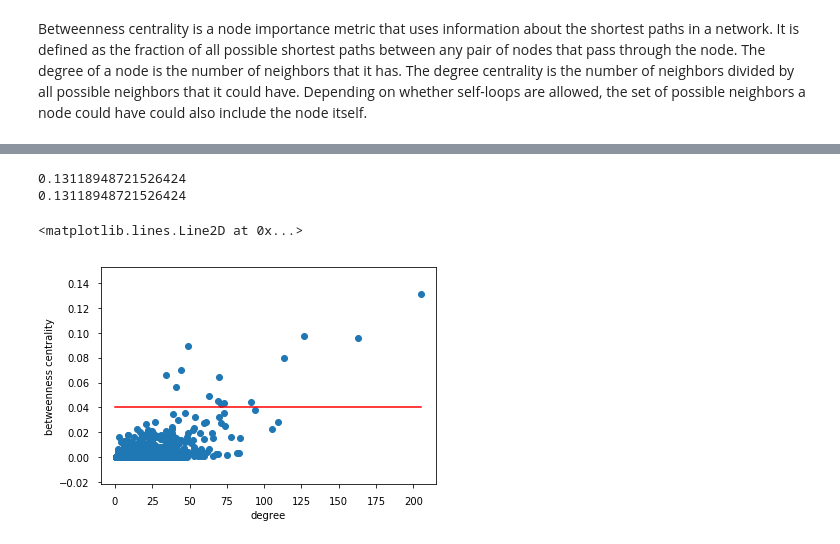
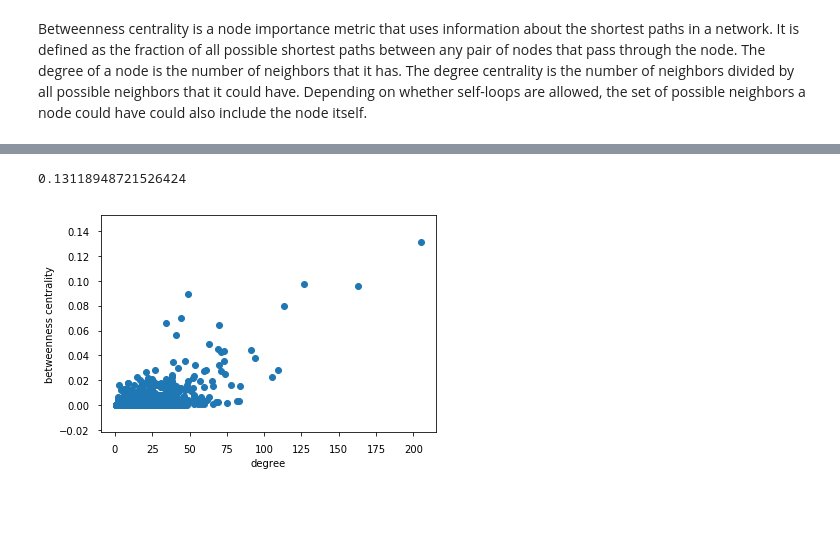
Before and after one commit to mariusgiger/network-analysis-pgp, a Jupyter notebook: PGP - Communities.ipynb, the cells around one changed output, grey strips where cells are left out. Drawn from its saved outputs; the diff is of its cells as text; code cells hidden in the pictures; blank space fills up the shorter version.

Commit message:
centrality analysis

```diff
--- a/PGP - Communities.ipynb
+++ b/PGP - Communities.ipynb
@@ -114,24 +111,22 @@ degree_centrality = nx.degree_centrality(G)
 # %%
-centralities = {} #node, degree, clustering coefficient
+centralities = {} #node, degree, betweenness centrality
 for deg in G.degree():
     bet_cen = betweenness_centrality[deg[0]]
     centralities[deg[0]] = (deg[1], bet_cen)
 
 degs = [deg for deg, cen in centralities.values()]
 cents = [cen for deg, cen in centralities.values()]
 print(np.max(cents))
 
 fig, ax = plt.subplots()
 plt.xlabel('degree')
 plt.ylabel('betweenness centrality')
 ax.scatter(degs, cents)
 l = mlines.Line2D([0,205], [0.04,0.04], color='red')
 
 #transform = ax.transAxes
 #l.set_transform(transform)
-ax.add_line(l)
+#ax.add_line(l)
 # %% [output]
 0.13118948721526424
-0.13118948721526424
-<matplotlib.lines.Line2D at 0x...>
-[figure, old version]
+[figure, new version]
```
Also changed, not shown: parts of 13 cells of this notebook, 1 other file.
